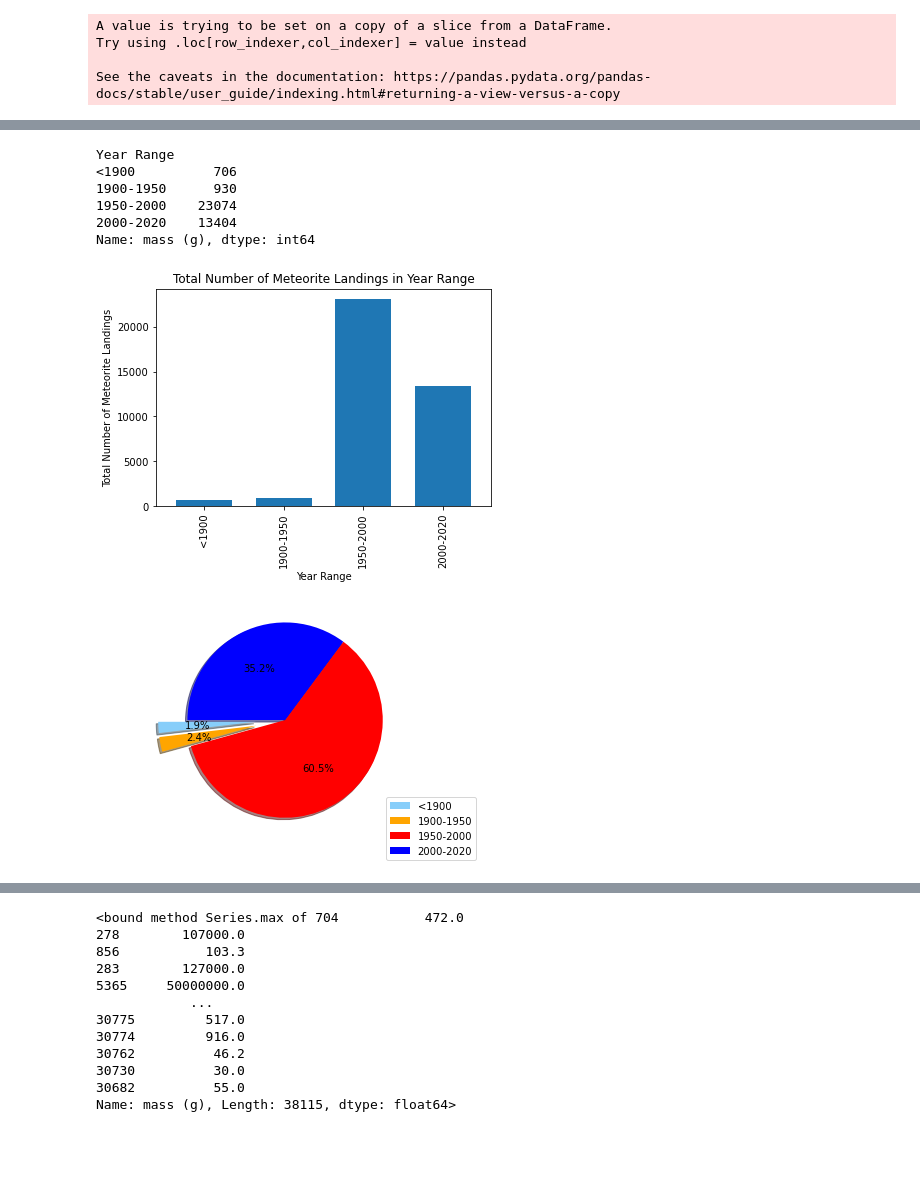
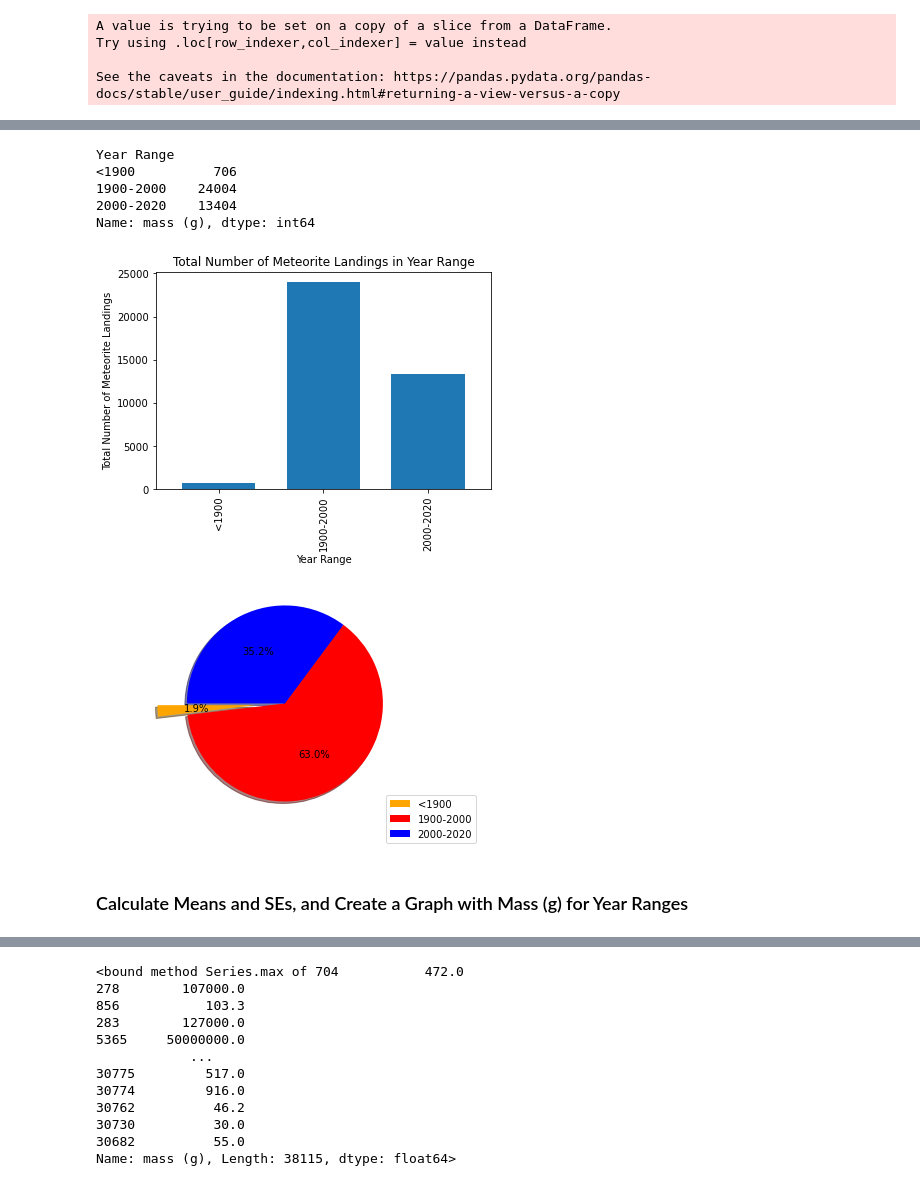
Before and after one commit to jessyoder/Project-1-Meteorites, a Jupyter notebook: Nasa_Meteorite_regression.ipynb, the cells around one changed output, grey strips where cells are left out. Drawn from its saved outputs; the diff is of its cells as text; code cells hidden in the pictures; blank space fills up the shorter version.

Commit message:
update file and upload graph images

```diff
--- a/Nasa_Meteorite_regression.ipynb
+++ b/Nasa_Meteorite_regression.ipynb
@@ -116,6 +127,6 @@ sort_meteorite_landings_df["Year"] = pd.to_numeric(sort_meteorite_landings_df["Y
 clean_meteorite_landings_df = sort_meteorite_landings_df.dropna(how="any")
 # %%
 # Calculate mass (kg) and log10(mass (kg)) for later graphs and analyses
-clean_meteorite_landings_df["mass (kg)"] = round(clean_meteorite_landings_df["mass (g)"] / 1000, 3)
-clean_meteorite_landings_df["log10(mass kg)"] = round(np.log10(clean_meteorite_landings_df["mass (kg)"]), 3)
-clean_meteorite_landings_df.head()
+#clean_meteorite_landings_df["mass (kg)"] = round(clean_meteorite_landings_df["mass (g)"] / 1000, 3)
+#clean_meteorite_landings_df["log10(mass kg)"] = round(np.log10(clean_meteorite_landings_df["mass (kg)"]), 3)
+#clean_meteorite_landings_df.head()
@@ -154,8 +148,8 @@ clean_meteorite_landings_df["Year"].max
 Name: Year, Length: 38115, dtype: float64>
 # %%
 # Set up bins for Years
-year_bins = [0, 1899.999, 1949.999, 1999.999, 2020]
-group_names = ["<1900", "1900-1950", "1950-2000", "2000-2020"]
+year_bins = [0, 1899.999, 1999.999, 2020]
+group_names = ["<1900", "1900-2000", "2000-2020"]
 # %%
 # Add a new column named Year Ramge amd binnning based off the range
 clean_meteorite_landings_df["Year Range"] = pd.cut(clean_meteorite_landings_df["Year"], year_bins, labels=group_names)
@@ -188,8 +182,7 @@ clean_meteorite_landings_count_df
 # %% [output]
 Year Range
 <1900          706
-1900-1950      930
-1950-2000    23074
+1900-2000    24004
 2000-2020    13404
 Name: mass (g), dtype: int64
 # %%
@@ -198,23 +191,27 @@ clean_meteorite_landings_count_df.plot(kind='bar', width=0.7)
 plt.title("Total Number of Meteorite Landings in Year Range")
 plt.xlabel("Year Range")
 plt.ylabel("Total Number of Meteorite Landings")
+
+plt.savefig("01 Total Number of Meteorite Landings in Year Range")
 plt.show()
 # %% [output]
-[figure, old version]
+[figure, new version]
 # %%
 # Pie Chart
-colors = ["lightskyblue", "orange", "red", "blue"]
-explode = (0.3, 0.3, 0, 0)
+colors = ["orange", "red", "blue"]
+explode = (0.3, 0, 0)
 pie = plt.pie(clean_meteorite_landings_count_df, startangle=180, explode=explode, colors=colors,
               shadow=True, autopct='%1.1f%%')
 plt.axis("equal")
 labels=clean_meteorite_landings_count_df.index.values
 plt.legend(pie[0],labels, bbox_to_anchor=(1,0), loc="lower right",
                           bbox_transform=plt.gcf().transFigure)
 
 plt.show()
 # %% [output]
-[figure, old version]
+[figure, new version]
+# %% [markdown]
+### Calculate Means and SEs, and Create a Graph with Mass (g) for Year Ranges
 # %%
 # Calculate Means and SEs, and Create a graph with Mass (g)
 from scipy.stats import sem
```
Also changed, not shown: parts of 24 cells of this notebook, 6 other files.
